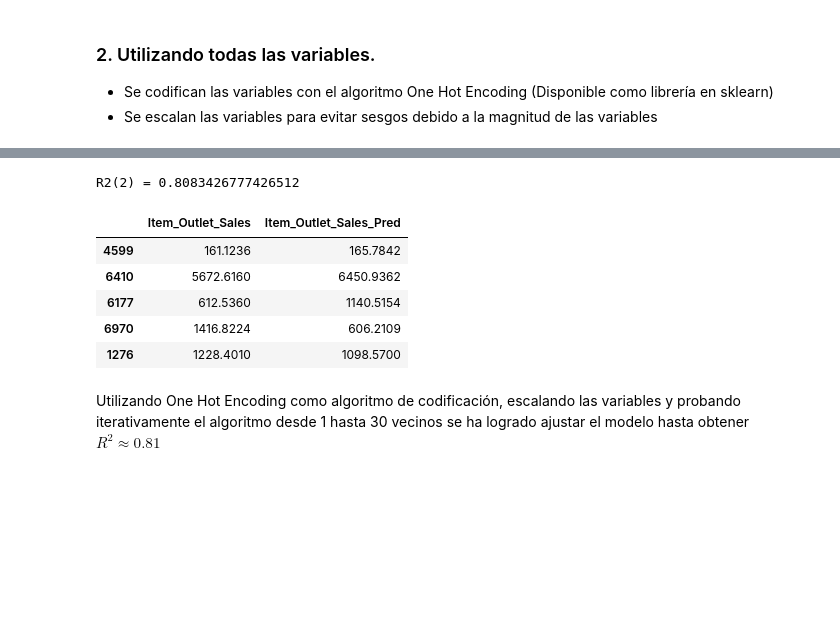
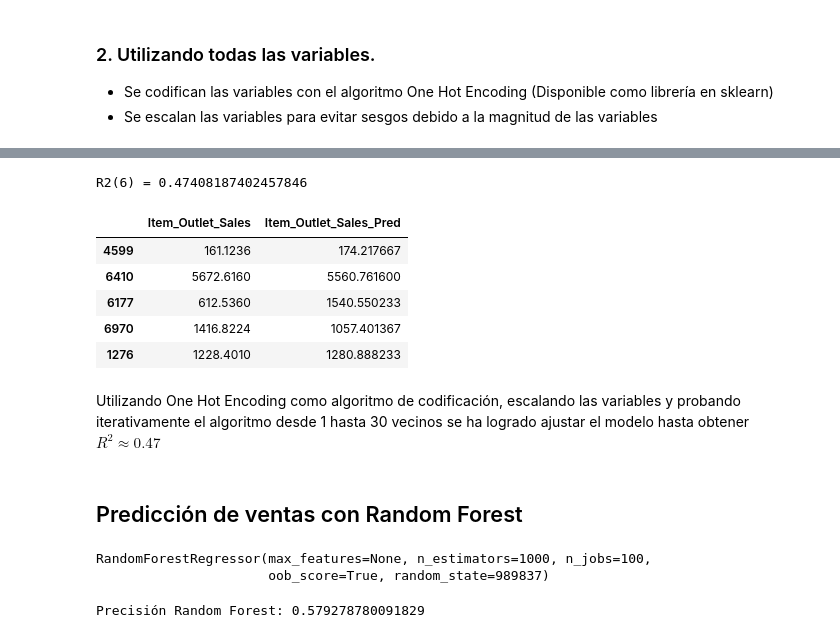
Before and after one commit to orlandoch/predicciones-ventas, a Jupyter notebook: main.ipynb, the cells around one changed output, grey strips where cells are left out. Cells and saved outputs as stored; diff of their text form; code cells hidden in the pictures; blank space fills up the shorter version.

Commit message:
Corrección de errores y Random Forest

```diff
--- a/main.ipynb
+++ b/main.ipynb
@@ -60,11 +60,7 @@ sp_df.head(10)
 # aparentemente 'Low Fat','low fat' y 'LF' se refienren a la misma variable igualmente
 # 'Regular' y 'reg'
 print(sp_df['Item_Fat_Content'].unique())
-filtroLowFat = (sp_df['Item_Fat_Content'] == 'low fat') | (sp_df['Item_Fat_Content'] == 'LF')
-sp_df.loc[filtroLowFat , 'Item_Fat_Content'] = 'Low Fat'
-
-filtroRegular = (sp_df['Item_Fat_Content'] == 'reg')
-sp_df.loc[filtroRegular , 'Item_Fat_Content'] = 'Regular'
+sp_df['Item_Fat_Content'] = sp_df['Item_Fat_Content'].replace({'low fat':'Low Fat','LF':'Low Fat','reg':'Regular'}).to_frame()
 
 print(sp_df['Item_Fat_Content'].unique())
 # %% [output]
@@ -193,7 +189,8 @@ sp_df1 = sp_df.copy()
 # Rellenar los valores nan de Item_Weight con la media de los valores de Item_Weigth
 # La desventaja de esta estrategia radica en se tratan a los datos como columna y
 # No toma en cuenta la corellación que podría existir con el registro(fila)
-sp_df1['Item_Weight']=sp_df1['Item_Weight'].fillna(sp_df1.Item_Weight.mean())
+sp_df1['Item_Weight']=sp_df1['Item_Weight'].fillna(sp_df1['Item_Weight'].mean())
+sp_df['Item_Weight']=sp_df['Item_Weight'].fillna(sp_df['Item_Weight'].mean())
 
 # Caso 2
 # Para el campo Outlet_Size se utiliza una estrategia similar a la usada para Item_Weight
@@ -776,9 +773,15 @@ encDf=pd.DataFrame()
 #encItemFatContent = pd.DataFrame(encItemFatContent)
 #enc.get_feature_names()
 y = dfKnn.loc[:,'Item_Outlet_Sales']
-inputeDf = dfKnn.drop(columns=['Item_Outlet_Sales'])
+try:
+       #Eliminación de variable dependiente (Error presente en la vesión anterior)
+       dfKnn.drop(columns=['Item_Outlet_Sales'],inplace=True)
+except:
+       pass
+inputeDf = dfKnn.copy()
+print(dfKnn.columns)
 inputeDf = pd.concat([dfKnn.select_dtypes(exclude='object'),
-              pd.DataFrame(enc.fit_transform(dfKnn.select_dtypes('object')).toarray().astype(int))],
+              pd.DataFrame(enc.fit_transform(dfKnn.select_dtypes('object')).toarray().astype(int),columns=(enc.get_feature_names()))],
               axis=1)
 print(inputeDf.shape)
 # %% [output]
@@ -837,32 +845,49 @@ R2=0.8083426777426512
 # %%
 X_train, X_test, y_train, y_test = train_test_split(X,y, test_size = 0.2, random_state=9993)
 
 # Regresor KNN
 neigh = KNeighborsRegressor(n_neighbors=mejorN)
 
 # Ajustar
 neigh.fit(X_train, y_train)
 
 # Creando el dataframe con los valores esperados y los valores esperados
 # y los valores estimados a partir del modelo
 # en la primera columna se encuentran los valores reales(Item_Outlet_Sales)
 # en la segunda columna los valores estimados(Item_Outlet_Sales_Pred)
 TestPredDf = pd.DataFrame(y_test)
 TestPredDf['Item_Outlet_Sales_Pred']=neigh.predict(X_test)
 
 # Mostrar el valor de R^2
 r2 = r2_score(y_test,TestPredDf['Item_Outlet_Sales_Pred'])
 print(f"R2({mejorN}) = {r2}")
+r2Knn=r2
 # Mostrar los primeros resultados de los valores reales y los valores estimador
 
 TestPredDf.head()
 # %% [output]
-R2(2) = 0.8083426777426512
+R2(6) = 0.47408187402457846
 |  | Item_Outlet_Sales | Item_Outlet_Sales_Pred |
-| 4599 | 161.1236 | 165.7842 |
-| 6410 | 5672.6160 | 6450.9362 |
-| 6177 | 612.5360 | 1140.5154 |
-| 6970 | 1416.8224 | 606.2109 |
-| 1276 | 1228.4010 | 1098.5700 |
+| 4599 | 161.1236 | 174.217667 |
+| 6410 | 5672.6160 | 5560.761600 |
+| 6177 | 612.5360 | 1540.550233 |
+| 6970 | 1416.8224 | 1057.401367 |
+| 1276 | 1228.4010 | 1280.888233 |
 # %% [markdown]
-Utilizando One Hot Encoding como algoritmo de codificación, escalando las variables y probando iterativamente el algoritmo desde 1 hasta 30 vecinos se ha logrado ajustar el modelo hasta obtener $R^2 \approx 0.81$
+Utilizando One Hot Encoding como algoritmo de codificación, escalando las variables y probando iterativamente el algoritmo desde 1 hasta 30 vecinos se ha logrado ajustar el modelo hasta obtener $R^2 \approx 0.47$
+# %% [markdown]
+## Predicción de ventas con Random Forest
+# %%
+from sklearn.ensemble import RandomForestRegressor
+
+regRf = RandomForestRegressor(n_jobs=100, oob_score=True, n_estimators=1000, max_features=None, random_state=989837)
+regRf.fit(X_train,y_train)
+# %% [output]
+RandomForestRegressor(max_features=None, n_estimators=1000, n_jobs=100,
+                      oob_score=True, random_state=989837)
+# %%
+# Obtener la precision del modelo, medido sobre el conjunto de datos de prueba.
+r2Rf = regRf.score(X_test,y_test)
+print(f"Precisión Random Forest: {r2Rf}")
+# %% [output]
+Precisión Random Forest: 0.579278780091829
```
Also changed, not shown: parts of 7 cells of this notebook, 5 other files.
